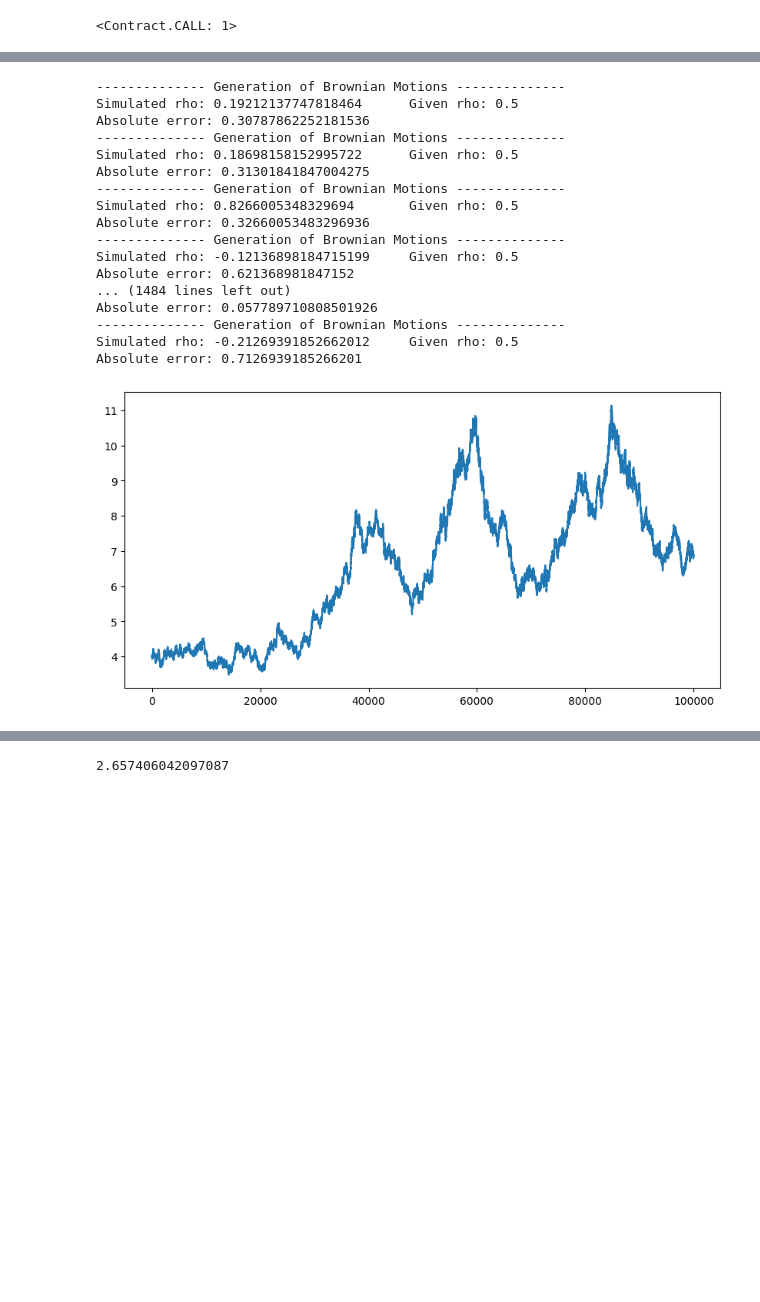
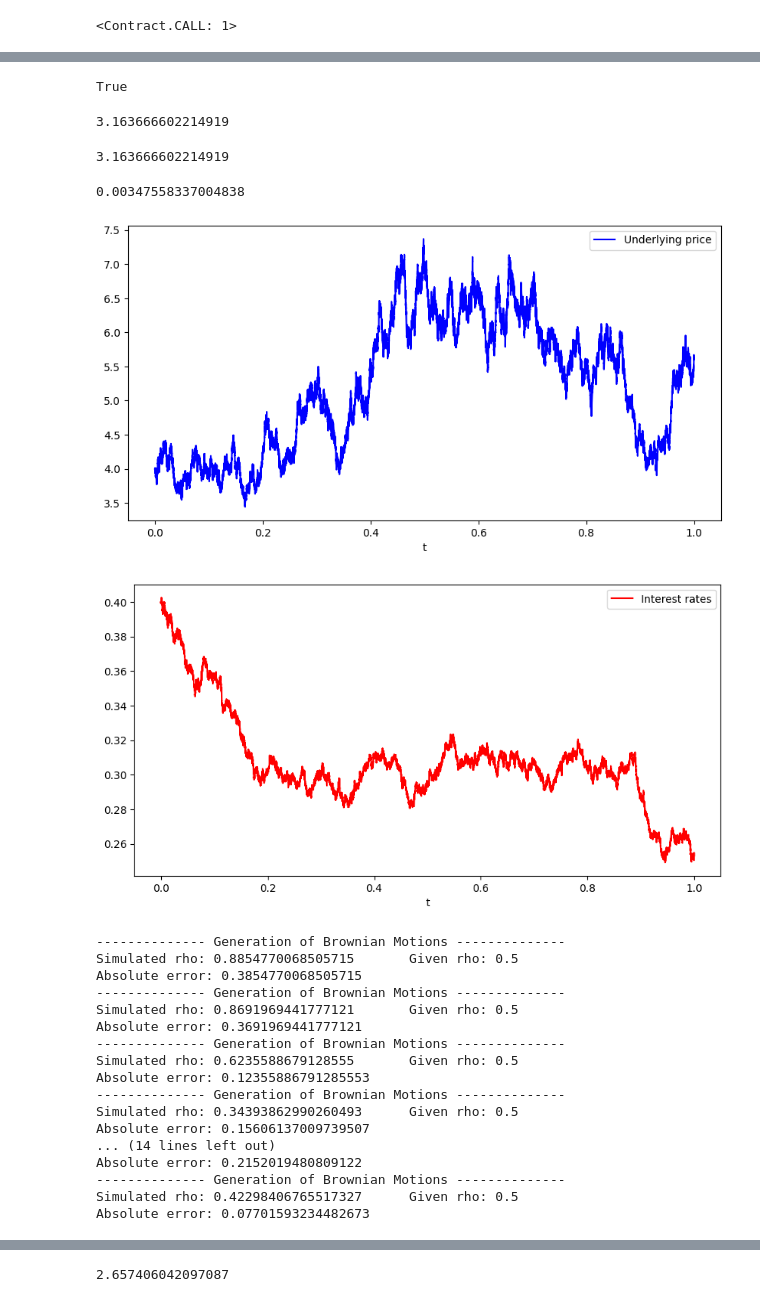
Before and after one commit to lcsrodriguez/CuttingEdge-Milliman, a Jupyter notebook: main.ipynb, the cells around one changed output, grey strips where cells are left out. Drawn from its saved outputs; the diff is of its cells as text; code cells hidden in the pictures; blank space fills up the shorter version.

Commit message:
Adding final implementation of European pricer + user instructions on notebook to test it

```diff
--- a/main.ipynb
+++ b/main.ipynb
@@ -318,0 +318,11 @@ CALL_PAYOFF = lambda x: np.max(x - K, 0)
+# %%
+# Model parameters
+S0 = 4
+sigma = 0.7
+rho = 0.5
+r = CIR(0.4, 0.20, 0.01, 0.12) # Vasicek(0.01875, 0.20, 0.01, 0.014)
+model = BlackScholes(S0, r, sigma, rho)
+# %%
+# Define the pricer
+
+ep = EuropeanPricer(udl_model=model, preCompute=True)
@@ -318,0 +347,4 @@ CALL_PAYOFF = lambda x: np.max(x - K, 0)
+# %%
+ep.isSimulated
+# %% [output]
+True
@@ -319,3 +353,21 @@ CALL_PAYOFF = lambda x: np.max(x - K, 0)
+# %%
+ep.compute_option_price(K=1, contract=Constants.Contract.CALL)
+# %% [output]
+3.163666602214919
+# %%
+ep.compute_option_price_call(1)
+# %% [output]
+3.163666602214919
+# %%
+ep.compute_option_price_put(1)
+# %% [output]
+0.00347558337004838
+# %%
+_ = ep.trajectories[0].plot(y="S", x = "t", figsize=(10, 5), label="Underlying price", color="blue")
+_ = ep.trajectories[0].plot(y="r", x = "t", figsize=(10, 5), label="Interest rates", color="red")
+# %% [output]
+[figure, added]
+[figure, added]
 # %%
 # Model parameters
 S0 = 4
@@ -324,27 +376,24 @@ rho = 0.5
 r = CIR(0.4, 0.20, 0.01, 0.12) # Vasicek(0.01875, 0.20, 0.01, 0.014)
 model = BlackScholes(S0, r, sigma, rho)
 
-
-#
-
-s = [model.simulate_euler(getRates=True) for _ in range(N_MC)]
+s = [model.simulate_euler(getRates=True) for _ in range(10)]
 # %% [output]
 -------------- Generation of Brownian Motions --------------
-Simulated rho: 0.19212137747818464      Given rho: 0.5
-Absolute error: 0.30787862252181536
+Simulated rho: 0.8854770068505715       Given rho: 0.5
+Absolute error: 0.3854770068505715
 -------------- Generation of Brownian Motions --------------
-Simulated rho: 0.18698158152995722      Given rho: 0.5
-Absolute error: 0.31301841847004275
+Simulated rho: 0.8691969441777121       Given rho: 0.5
+Absolute error: 0.3691969441777121
 -------------- Generation of Brownian Motions --------------
-Simulated rho: 0.8266005348329694       Given rho: 0.5
-Absolute error: 0.32660053483296936
+Simulated rho: 0.6235588679128555       Given rho: 0.5
+Absolute error: 0.12355886791285553
 -------------- Generation of Brownian Motions --------------
-Simulated rho: -0.12136898184715199     Given rho: 0.5
-Absolute error: 0.621368981847152
-... (1484 lines left out)
-Absolute error: 0.057789710808501926
+Simulated rho: 0.34393862990260493      Given rho: 0.5
+Absolute error: 0.15606137009739507
+... (14 lines left out)
+Absolute error: 0.2152019480809122
 -------------- Generation of Brownian Motions --------------
-Simulated rho: -0.21269391852662012     Given rho: 0.5
-Absolute error: 0.7126939185266201
+Simulated rho: 0.42298406765517327      Given rho: 0.5
+Absolute error: 0.07701593234482673
 # %%
 s = [pd.DataFrame(k) for k in s]
@@ -353,4 +399,0 @@ t = s[0]["t"]
-# %%
-_ = s[1]["S"].plot(figsize=(10, 5))
-# %% [output]
-[figure, removed]
```
Also changed, not shown: parts of 14 cells of this notebook, 1 other file.
